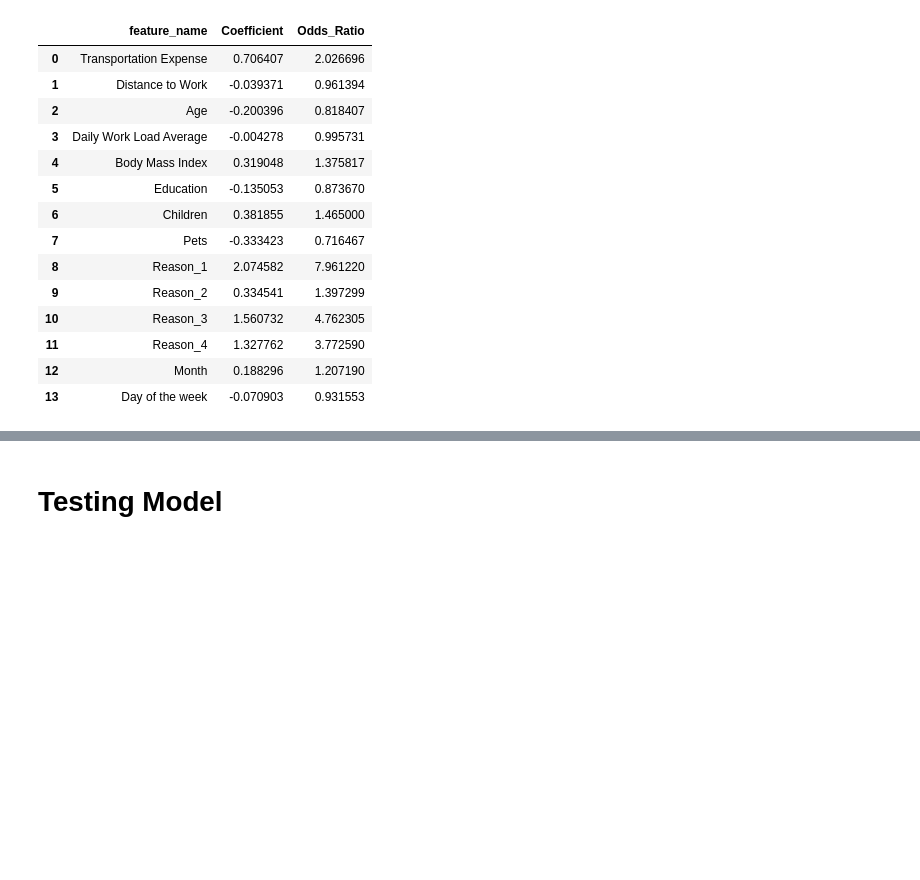
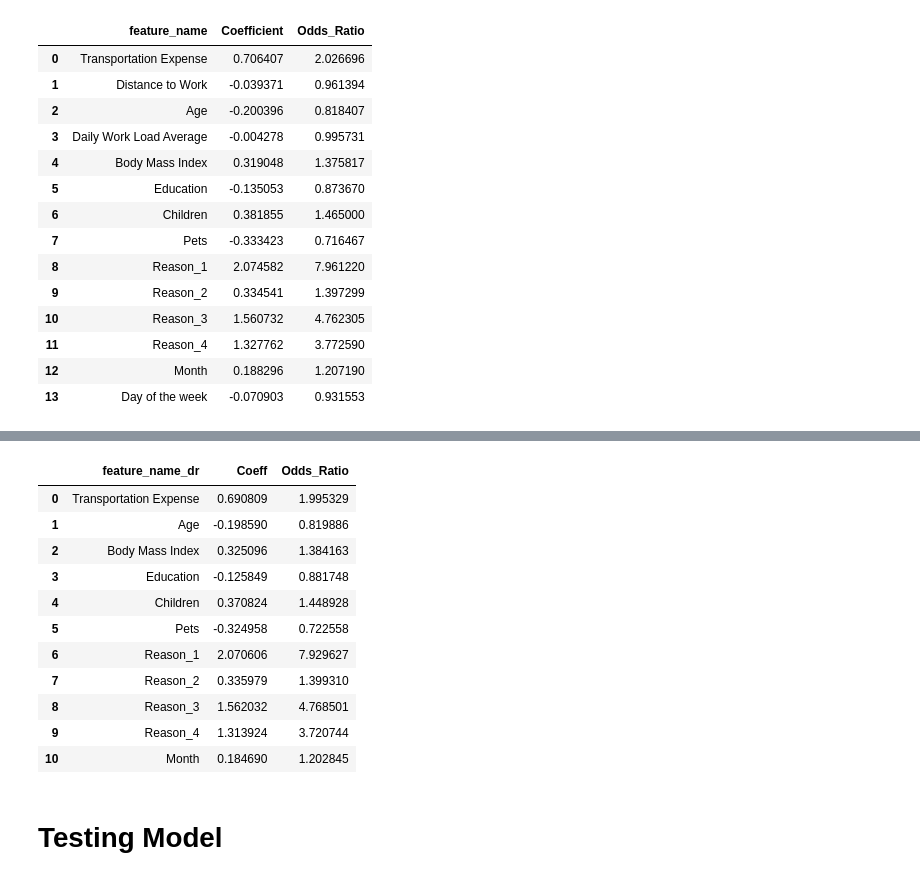
Before and after one commit to SachinGunjal001/Python-for-Machine-Learning, a Jupyter notebook: Absenteeism Prediction in Workplace Project/Absenteeism Prediction.ipynb, the cells around one changed output, grey strips where cells are left out. Saved outputs shown, nothing was run; the diff lists cells and outputs as text; code cells hidden in the pictures; blank space fills up the shorter version.

```diff
--- a/Absenteeism Prediction in Workplace Project/Absenteeism Prediction.ipynb
+++ b/Absenteeism Prediction in Workplace Project/Absenteeism Prediction.ipynb
@@ -451,0 +508,2 @@ IndexError: only integers, slices (`:`), ellipsis (`...`), numpy.newaxis (`None`
+# %%
+xd_train, xd_test, yd_train, yd_test = train_test_split(scaled_inputs_dropped,targets,train_size=0.8, random_state=20  )
@@ -451,0 +518,2 @@ IndexError: only integers, slices (`:`), ellipsis (`...`), numpy.newaxis (`None`
+# %%
+reg.fit(xd_train, yd_train)
@@ -451,0 +588,6 @@ IndexError: only integers, slices (`:`), ellipsis (`...`), numpy.newaxis (`None`
+# %%
+feature_name_dr = unscaled_inputs_dropped.columns.values
+# %%
+d_table = pd.DataFrame(columns=['feature_name_dr'], data=feature_name_dr)
+d_table['Coeff'] = np.transpose(reg.coef_)
+d_table
@@ -452,3 +607,19 @@ IndexError: only integers, slices (`:`), ellipsis (`...`), numpy.newaxis (`None`
+# %%
+d_table['Odds_Ratio'] = np.exp(d_table.Coeff)
+d_table
+# %% [output]
+|  | feature_name_dr | Coeff | Odds_Ratio |
+| 0 | Transportation Expense | 0.690809 | 1.995329 |
+| 1 | Age | -0.198590 | 0.819886 |
+| 2 | Body Mass Index | 0.325096 | 1.384163 |
+| 3 | Education | -0.125849 | 0.881748 |
+| 4 | Children | 0.370824 | 1.448928 |
+| 5 | Pets | -0.324958 | 0.722558 |
+| 6 | Reason_1 | 2.070606 | 7.929627 |
+| 7 | Reason_2 | 0.335979 | 1.399310 |
+| 8 | Reason_3 | 1.562032 | 4.768501 |
+| 9 | Reason_4 | 1.313924 | 3.720744 |
+| 10 | Month | 0.184690 | 1.202845 |
 # %% [markdown]
 # Testing Model
 # %%
```
Also changed, not shown: parts of 22 cells of this notebook.
